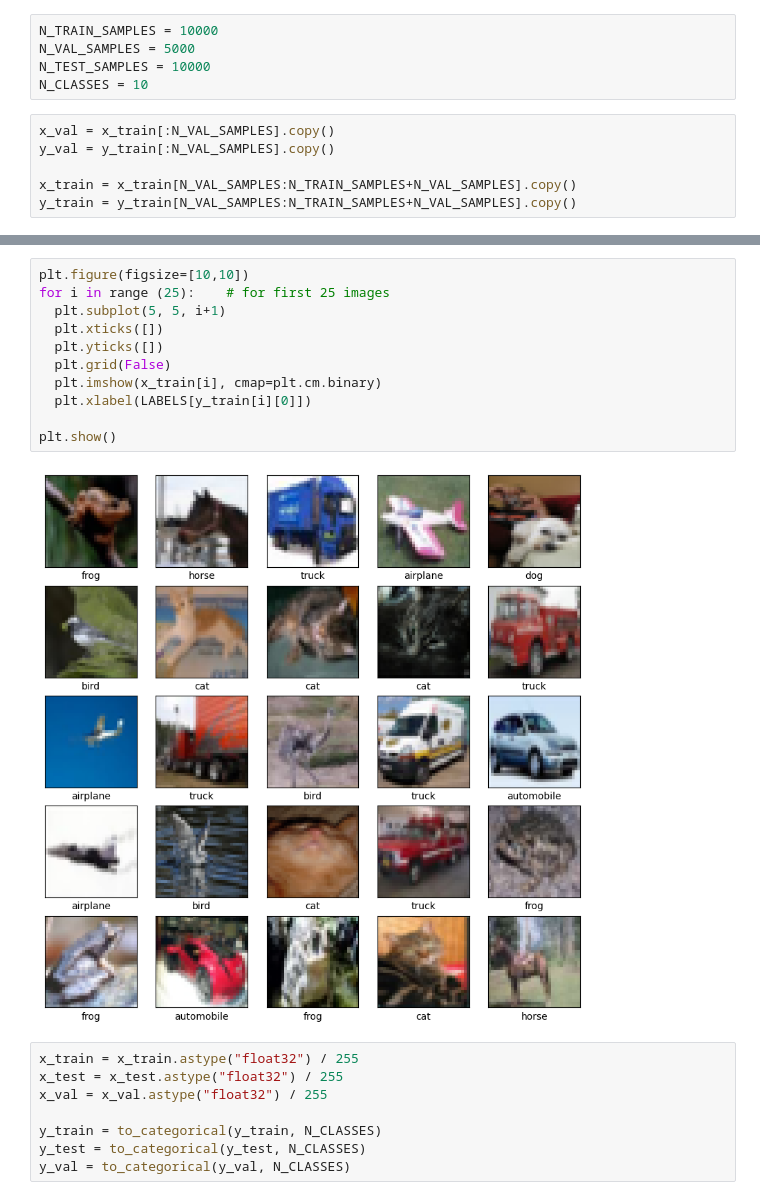
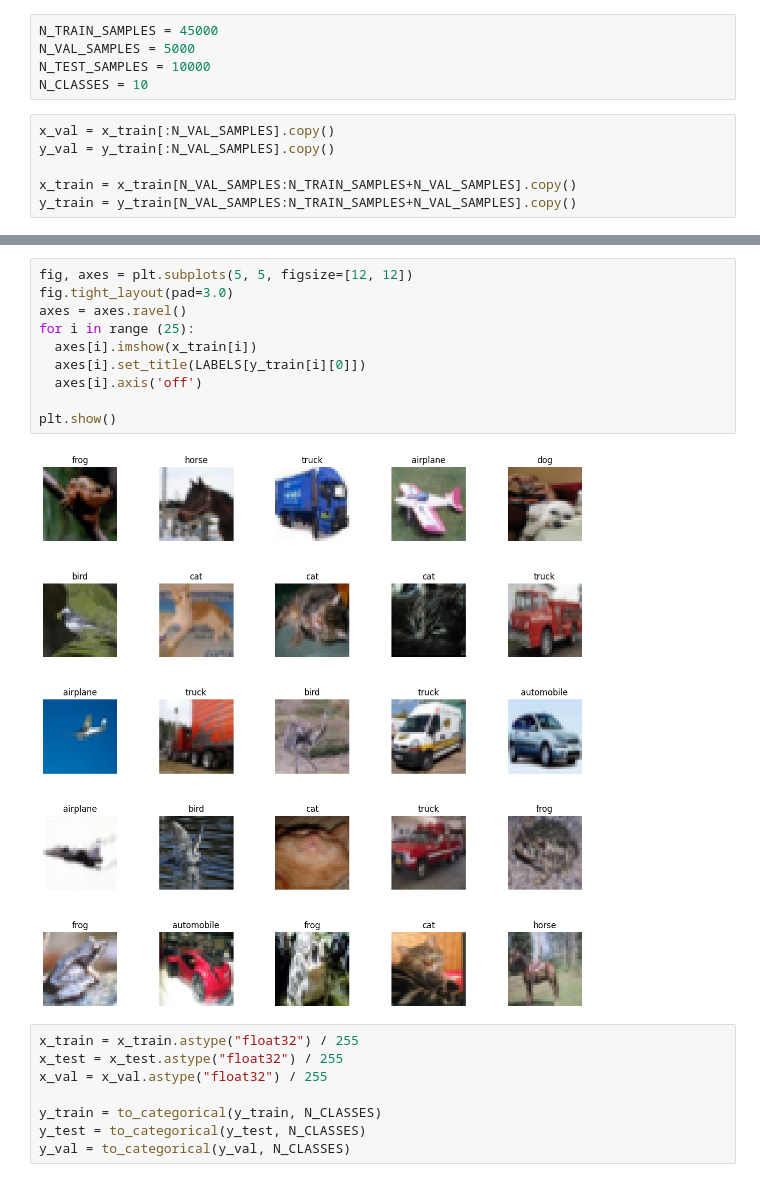
Before and after one commit to kotovskyy/CIFAR10-CNN, a Jupyter notebook: cifar.ipynb, the cells around one changed output, grey strips where cells are left out. Cells and saved outputs as stored; diff of their text form.

```diff
--- a/cifar.ipynb
+++ b/cifar.ipynb
@@ -22,7 +22,7 @@ Test labels shape: (10000, 1)
 # %%
 LABELS = ("airplane", "automobile", "bird", "cat", "deer", "dog", "frog", "horse", "ship", "truck")
 # %%
-N_TRAIN_SAMPLES = 10000
+N_TRAIN_SAMPLES = 45000
 N_VAL_SAMPLES = 5000
 N_TEST_SAMPLES = 10000
 N_CLASSES = 10
@@ -43,18 +43,17 @@ Train labels shape: (10000, 1)
 Validation images shape: (5000, 32, 32, 3)
 Validation labels shape: (5000, 1)
-# %%
-plt.figure(figsize=[10,10])
-for i in range (25):    # for first 25 images
-  plt.subplot(5, 5, i+1)
-  plt.xticks([])
-  plt.yticks([])
-  plt.grid(False)
-  plt.imshow(x_train[i], cmap=plt.cm.binary)
-  plt.xlabel(LABELS[y_train[i][0]])
-
-plt.show()
-# %% [output]
-[figure, removed]
+# %%
+fig, axes = plt.subplots(5, 5, figsize=[12, 12])
+fig.tight_layout(pad=3.0)
+axes = axes.ravel()
+for i in range (25):
+  axes[i].imshow(x_train[i])
+  axes[i].set_title(LABELS[y_train[i][0]])
+  axes[i].axis('off')
+
+plt.show()
+# %% [output]
+[figure, added]
 # %%
 x_train = x_train.astype("float32") / 255
 x_test = x_test.astype("float32") / 255
```
Also changed, not shown: parts of 9 cells of this notebook.
